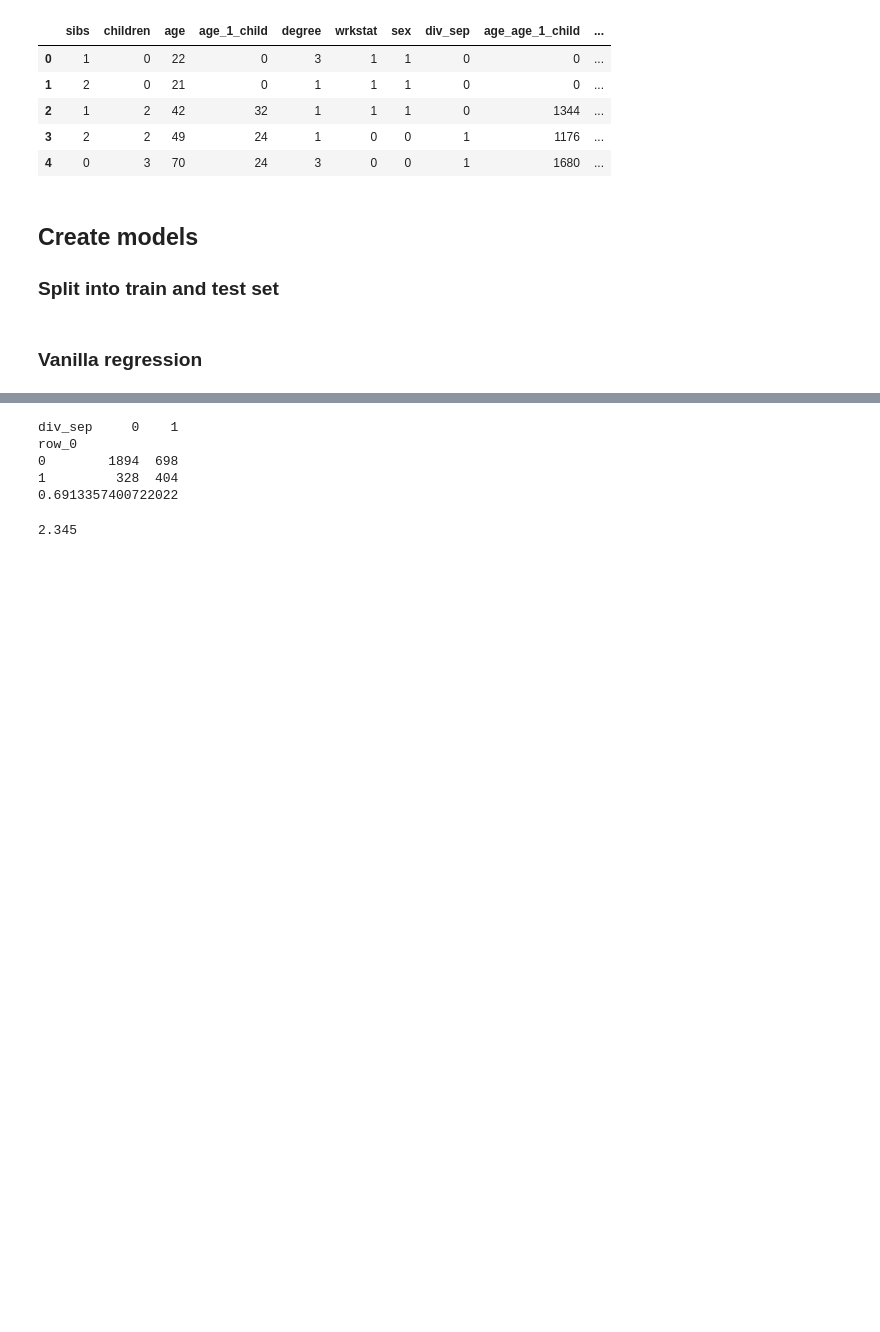
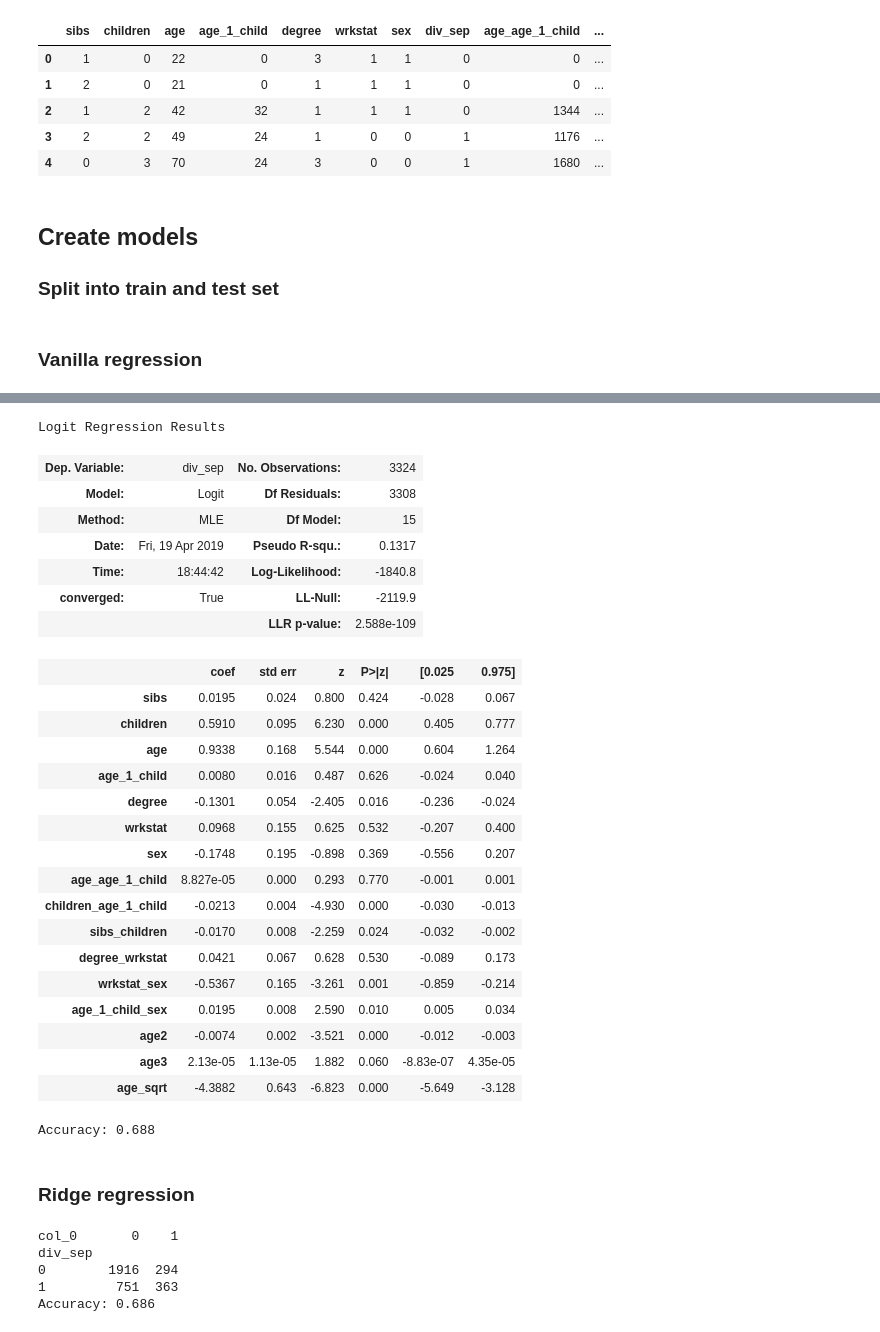
Before and after one commit to SmellsLikeCake/predicting-divorce, a Jupyter notebook: Predicting_divorce_with_regression.ipynb, the cells around one changed output, grey strips where cells are left out. Cells and saved outputs as stored; diff of their text form; code cells hidden in the pictures; blank space fills up the shorter version.

Commit message:
Tested vanilla, ridge and lasso regression

```diff
--- a/Predicting_divorce_with_regression.ipynb
+++ b/Predicting_divorce_with_regression.ipynb
@@ -221,3 +226,12 @@ x_all = gss_features.drop('div_sep', axis=1)
 x_train, x_test, y_train, y_test = sklearn.model_selection.train_test_split(x_all, y_all, test_size=0.3)
 # %% [markdown]
 ### Vanilla regression
+# %%
+lr_1 = sm.Logit(y_train, x_train)
+result_1 = lr_1.fit()
+pred_1 = result_1.predict(x_train)
+pred_y_1 = np.where(pred_1 < .5, 0, 1)
+table_1 = pd.crosstab(y_train, pred_y_1)
+print(table_1)
+print('Accuracy: ')
+print('{0:.3f}'.format((table_1.iloc[0,0] + table_1.iloc[1, 1]) / table_1.sum().sum()))
@@ -224,21 +248,56 @@ x_train, x_test, y_train, y_test = sklearn.model_selection.train_test_split(x_al
+# %%
+result_1.summary()
+# %% [output]
+Logit Regression Results
+| Dep. Variable: | div_sep | No. Observations: | 3324 |
+| Model: | Logit | Df Residuals: | 3308 |
+| Method: | MLE | Df Model: | 15 |
+| Date: | Fri, 19 Apr 2019 | Pseudo R-squ.: | 0.1317 |
+| Time: | 18:44:42 | Log-Likelihood: | -1840.8 |
+| converged: | True | LL-Null: | -2119.9 |
+|  |  | LLR p-value: | 2.588e-109 |
+|  | coef | std err | z | P>|z| | [0.025 | 0.975] |
+| sibs | 0.0195 | 0.024 | 0.800 | 0.424 | -0.028 | 0.067 |
+| children | 0.5910 | 0.095 | 6.230 | 0.000 | 0.405 | 0.777 |
+| age | 0.9338 | 0.168 | 5.544 | 0.000 | 0.604 | 1.264 |
+| age_1_child | 0.0080 | 0.016 | 0.487 | 0.626 | -0.024 | 0.040 |
+| degree | -0.1301 | 0.054 | -2.405 | 0.016 | -0.236 | -0.024 |
+| wrkstat | 0.0968 | 0.155 | 0.625 | 0.532 | -0.207 | 0.400 |
+| sex | -0.1748 | 0.195 | -0.898 | 0.369 | -0.556 | 0.207 |
+| age_age_1_child | 8.827e-05 | 0.000 | 0.293 | 0.770 | -0.001 | 0.001 |
+| children_age_1_child | -0.0213 | 0.004 | -4.930 | 0.000 | -0.030 | -0.013 |
+| sibs_children | -0.0170 | 0.008 | -2.259 | 0.024 | -0.032 | -0.002 |
+| degree_wrkstat | 0.0421 | 0.067 | 0.628 | 0.530 | -0.089 | 0.173 |
+| wrkstat_sex | -0.5367 | 0.165 | -3.261 | 0.001 | -0.859 | -0.214 |
+| age_1_child_sex | 0.0195 | 0.008 | 2.590 | 0.010 | 0.005 | 0.034 |
+| age2 | -0.0074 | 0.002 | -3.521 | 0.000 | -0.012 | -0.003 |
+| age3 | 2.13e-05 | 1.13e-05 | 1.882 | 0.060 | -8.83e-07 | 4.35e-05 |
+| age_sqrt | -4.3882 | 0.643 | -6.823 | 0.000 | -5.649 | -3.128 |
+# %%
+## Test on test set
+
+pred_1_test = result_1.predict(x_test)
+pred_y_1_test = np.where(pred_1_test < .5, 0, 1)
+table_1_test = pd.crosstab(y_test, pred_y_1_test)
+print('Accuracy: {0:.3f}'.format((table_1_test.iloc[0, 0] + table_1_test.iloc[1, 1])/table_1_test.sum().sum()))
+# %% [output]
+Accuracy: 0.688
+# %% [markdown]
+### Ridge regression
 # %%
 ## First attempt - set C as very large
 
-lr_1 = linear_model.LogisticRegression(C=1e9, solver='liblinear') ## One vs rest (binary)
-fit_1 = lr_1.fit(x_train, y_train)
-pred_y_1 = lr_1.predict(x_train)
-print(pd.crosstab(pred_y_1, y_train))
-print(lr_1.score(x_train, y_train))
+lr_2 = linear_model.LogisticRegression(C=1e9, solver='liblinear')
+fit_2 = lr_2.fit(x_train, y_train)
+pred_y_2 = lr_2.predict(x_train)
+print(pd.crosstab(y_train, pred_y_2))
+print('Accuracy: {0:.3f}'.format(lr_2.score(x_train, y_train)))
 # %% [output]
-div_sep     0    1
-row_0
-0        1894  698
-1         328  404
-0.6913357400722022
+col_0       0    1
+div_sep
+0        1916  294
+1         751  363
+Accuracy: 0.686
-# %%
-print('{0:.3f}'.format(2.344565))
-# %% [output]
-2.345
 # %%
 ## Use cross validation to experiment with C
 
```
Also changed, not shown: parts of 29 cells of this notebook.
